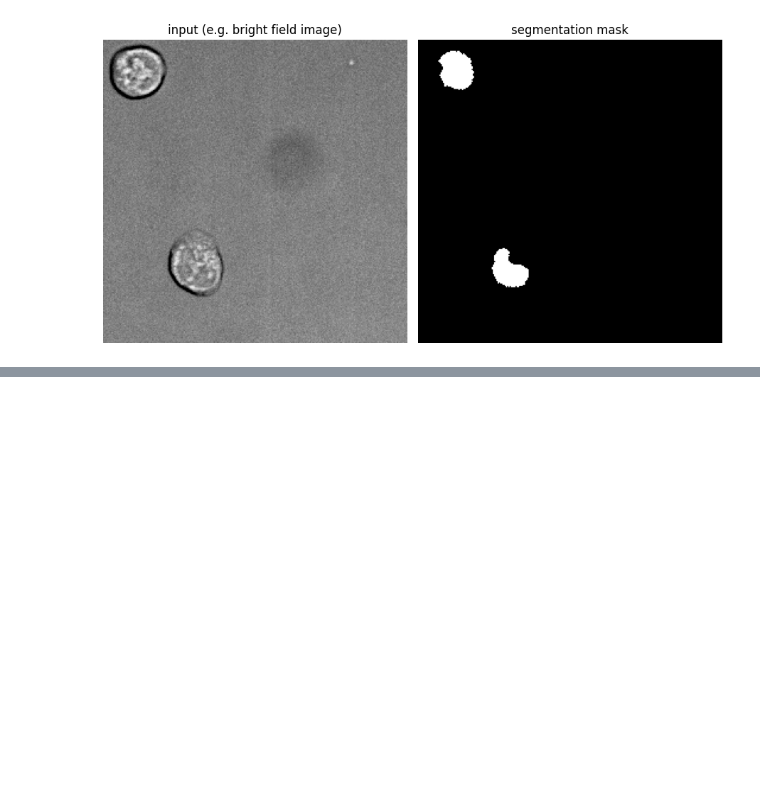
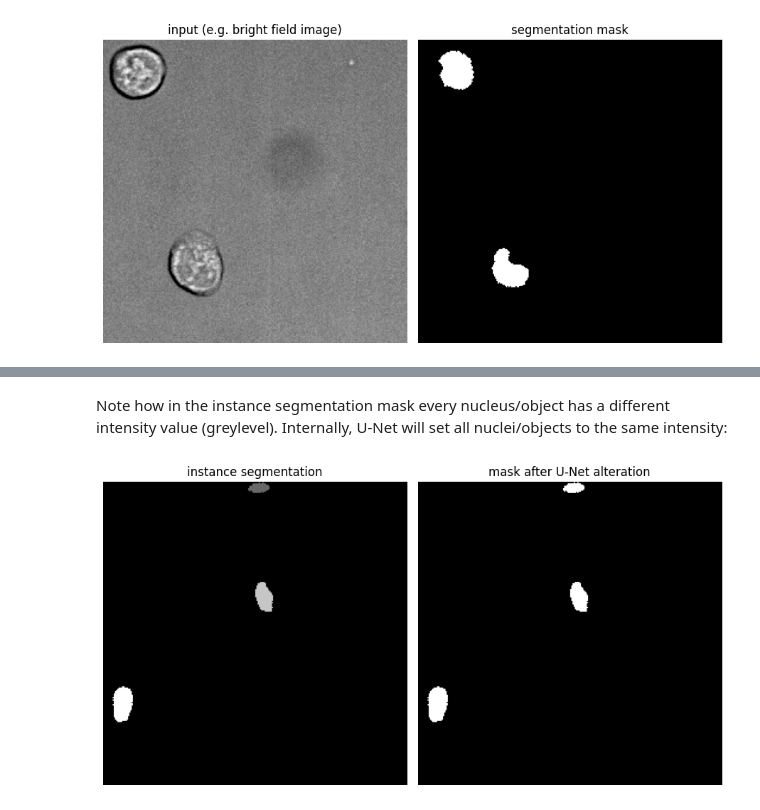
Before and after one commit to CSDGroup/aisegcell, a Jupyter notebook: notebooks/data_example.ipynb, the cells around one changed output, grey strips where cells are left out. Cells and saved outputs as stored; diff of their text form; code cells hidden in the pictures; blank space fills up the shorter version.

```diff
--- a/notebooks/data_example.ipynb
+++ b/notebooks/data_example.ipynb
@@ -91,0 +125,29 @@ THATCHER = pooch.create(
+# %% [markdown]
+Note how in the instance segmentation mask every nucleus/object has a different intensity value (greylevel). Internally, U-Net will set all nuclei/objects to the same intensity:
+# %%
+# how U-Net alters instance segmentation masks
+mask2_new = mask2.copy()
+mask2_new[mask2 > 0] = 255
+mask2_new = mask2_new.astype(np.uint8)
+
+# plot instance mask and its alteration
+fig, axes = plt.subplots(
+    nrows=1,
+    ncols=2,
+    figsize=(9, 5),
+    sharex=True,
+    sharey=True,
+)
+
+axes[0].imshow(mask2, cmap="Greys_r")
+axes[0].set_title("instance segmentation")
+
+axes[1].imshow(mask2_new, cmap='Greys_r')
+axes[1].set_title("mask after U-Net alteration")
+
+for a in axes:
+    a.axis("off")
+fig.tight_layout()
+plt.show()
+# %% [output]
+[figure, added]
```
Also changed, not shown: parts of 3 cells of this notebook.
